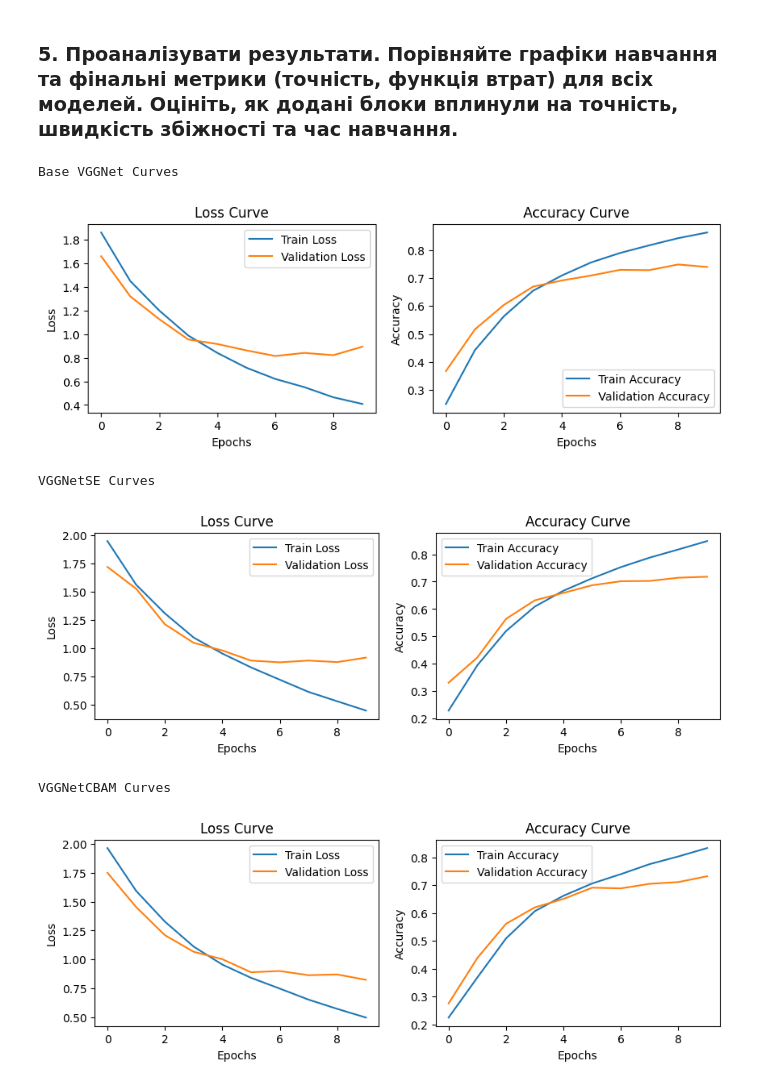
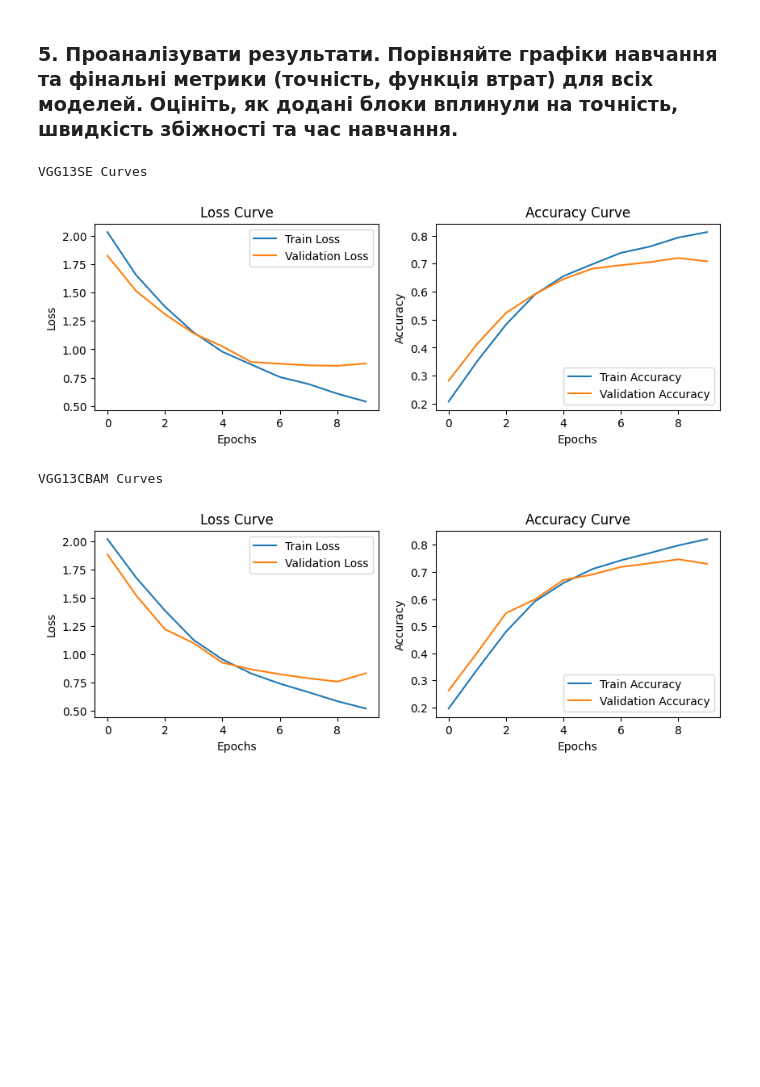
Before and after one commit to maridodonova/iasa-computer-vision, a Jupyter notebook: notebooks/lab4.ipynb, the cells around one changed output. Saved outputs shown, nothing was run; the diff lists cells and outputs as text; code cells hidden in the pictures; blank space fills up the shorter version.

```diff
--- a/notebooks/lab4.ipynb
+++ b/notebooks/lab4.ipynb
@@ -94,23 +94,21 @@ test_loader = DataLoader(test_dataset, batch_size=BATCH_SIZE, pin_memory=True)
 # %%
 criterion = nn.CrossEntropyLoss()
 
-print("Training base VGGNet:")
-vgg_model = VGGNet()
-vgg_optimizer = optim.Adam(vgg_model.parameters(), lr=LEARNING_RATE)
-vgg_trainer = Trainer(vgg_model, vgg_optimizer, criterion, device=DEVICE)
-vgg_history = vgg_trainer.train(NUM_EPOCHS, train_loader, val_loader)
-
-print("\nTraining VGGNetSE:")
-vgg_se_model = VGGNetSE(reduction=REDUCTION)
+print("Training VGG13SE:")
+vgg_se_model = VGG13SE(in_channels=3, num_classes=10, reduction=REDUCTION)
 vgg_se_optimizer = optim.Adam(vgg_se_model.parameters(), lr=LEARNING_RATE)
 vgg_se_trainer = Trainer(vgg_se_model, vgg_se_optimizer, criterion, device=DEVICE)
 vgg_se_history = vgg_se_trainer.train(NUM_EPOCHS, train_loader, val_loader)
+print("Test results:", end=" ")
+vgg_se_trainer.test(test_loader)
 
-print("\nTraining VGGNetCBAM:")
-vgg_cbam_model = VGGNetCBAM(reduction=REDUCTION)
+print("\nTraining VGG13CBAM:")
+vgg_cbam_model = VGG13CBAM(in_channels=3, num_classes=10, reduction=REDUCTION)
 vgg_cbam_optimizer = optim.Adam(vgg_cbam_model.parameters(), lr=LEARNING_RATE)
 vgg_cbam_trainer = Trainer(vgg_cbam_model, vgg_cbam_optimizer, criterion, device=DEVICE)
 vgg_cbam_history = vgg_cbam_trainer.train(NUM_EPOCHS, train_loader, val_loader)
+print("Test results:", end=" ")
+vgg_cbam_trainer.test(test_loader)
 
 print("\nFinished Training!")
 # %% [output]
@@ -134,18 +132,13 @@ Finished Training!
 # %% [markdown]
 ### 5. Проаналiзувати результати. Порiвняйте графiки навчання та фiнальнi метрики (точнiсть, функцiя втрат) для всiх моделей. Оцiнiть, як доданi блоки вплинули на точнiсть, швидкiсть збiжностi та час навчання.
 # %%
-print("Base VGGNet Curves")
-plot_history(vgg_history)
-
-print("VGGNetSE Curves")
+print("VGG13SE Curves")
 plot_history(vgg_se_history)
 
-print("VGGNetCBAM Curves")
+print("VGG13CBAM Curves")
 plot_history(vgg_cbam_history)
 # %% [output]
-Base VGGNet Curves
+VGG13SE Curves
-[figure, old version]
+[figure, new version]
-VGGNetSE Curves
+VGG13CBAM Curves
-[figure, old version]
+[figure, new version]
-VGGNetCBAM Curves
-[figure, removed]
```
Also changed, not shown: parts of 5 cells of this notebook, 2 other files.
